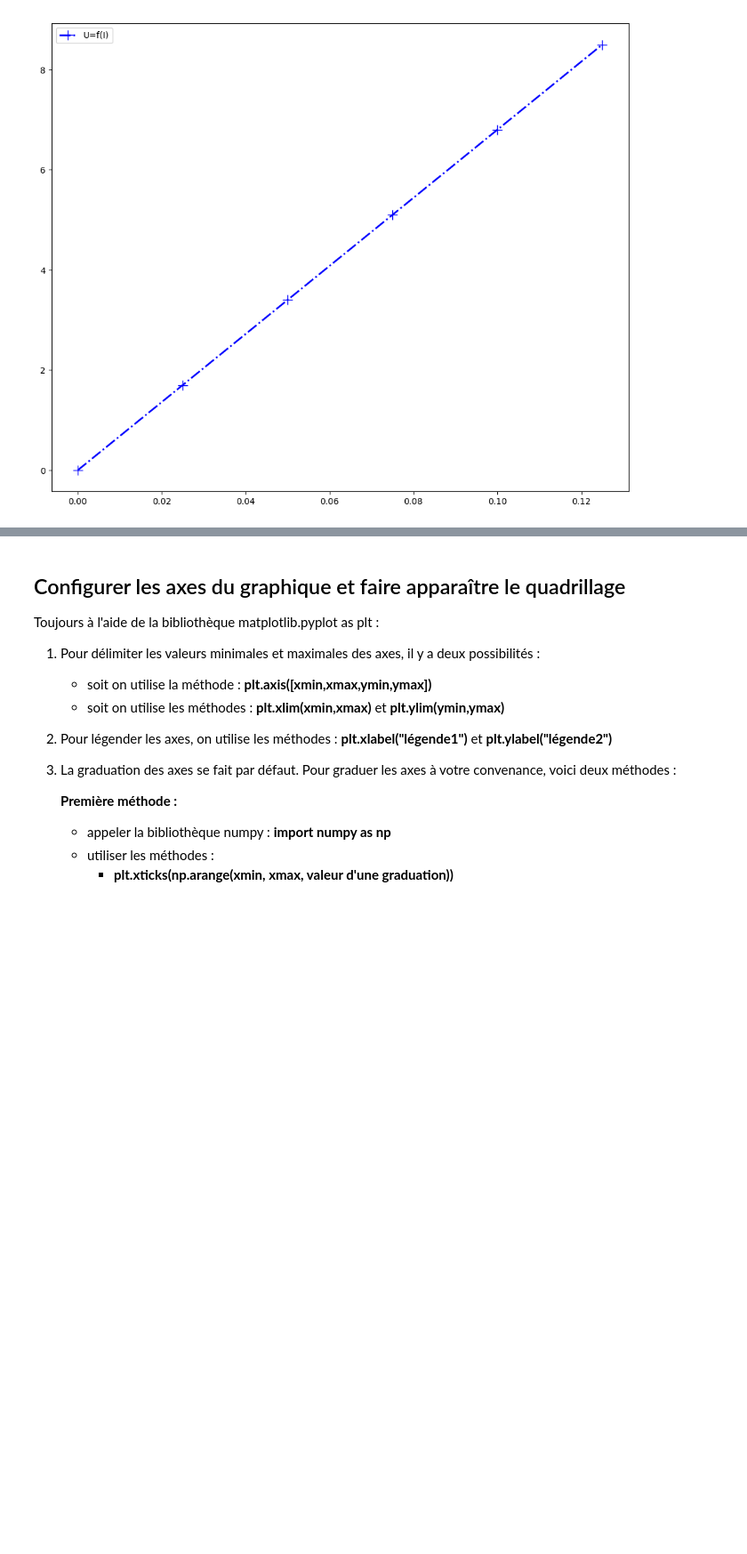
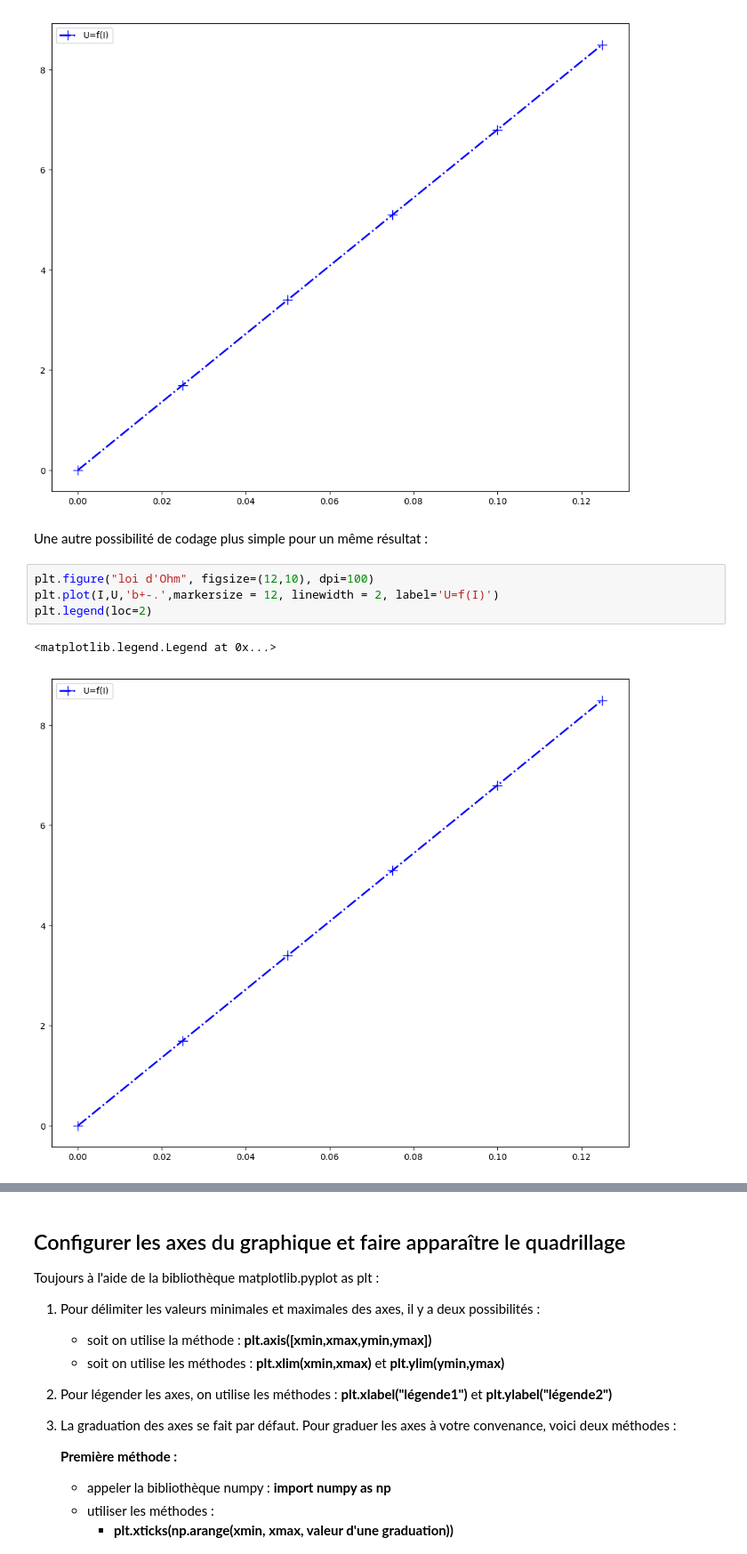
Before and after one commit to jmbarbier/pyspc, a Jupyter notebook: 05-bases/10-graphiques_partie_1.ipynb, the cells around one changed output, grey strips where cells are left out. Shown at 89% size. Saved outputs shown, nothing was run; the diff lists cells and outputs as text; blank space fills up the shorter version.

```diff
--- a/05-bases/10-graphiques_partie_1.ipynb
+++ b/05-bases/10-graphiques_partie_1.ipynb
@@ -230,3 +230,12 @@ plt.legend(loc=2)
 # %% [output]
 <matplotlib.legend.Legend at 0x...>
 [figure]
+# %% [markdown]
+Une autre possibilité de codage plus simple pour un même résultat :
+# %%
+plt.figure("loi d'Ohm", figsize=(12,10), dpi=100)
+plt.plot(I,U,'b+-.',markersize = 12, linewidth = 2, label='U=f(I)')
+plt.legend(loc=2)
+# %% [output]
+<matplotlib.legend.Legend at 0x...>
+[figure, added]
```
Also changed, not shown: parts of 5 cells of this notebook, 18 other files.
